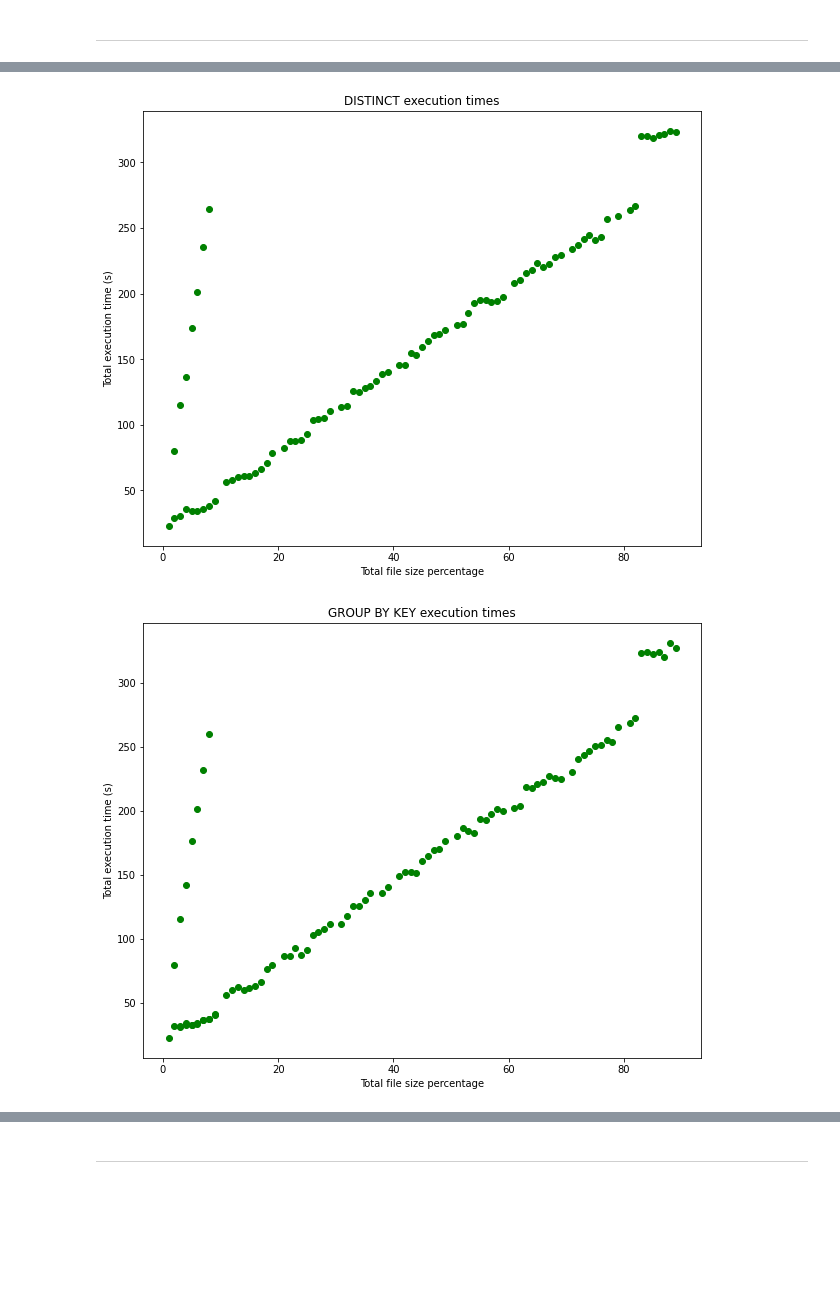
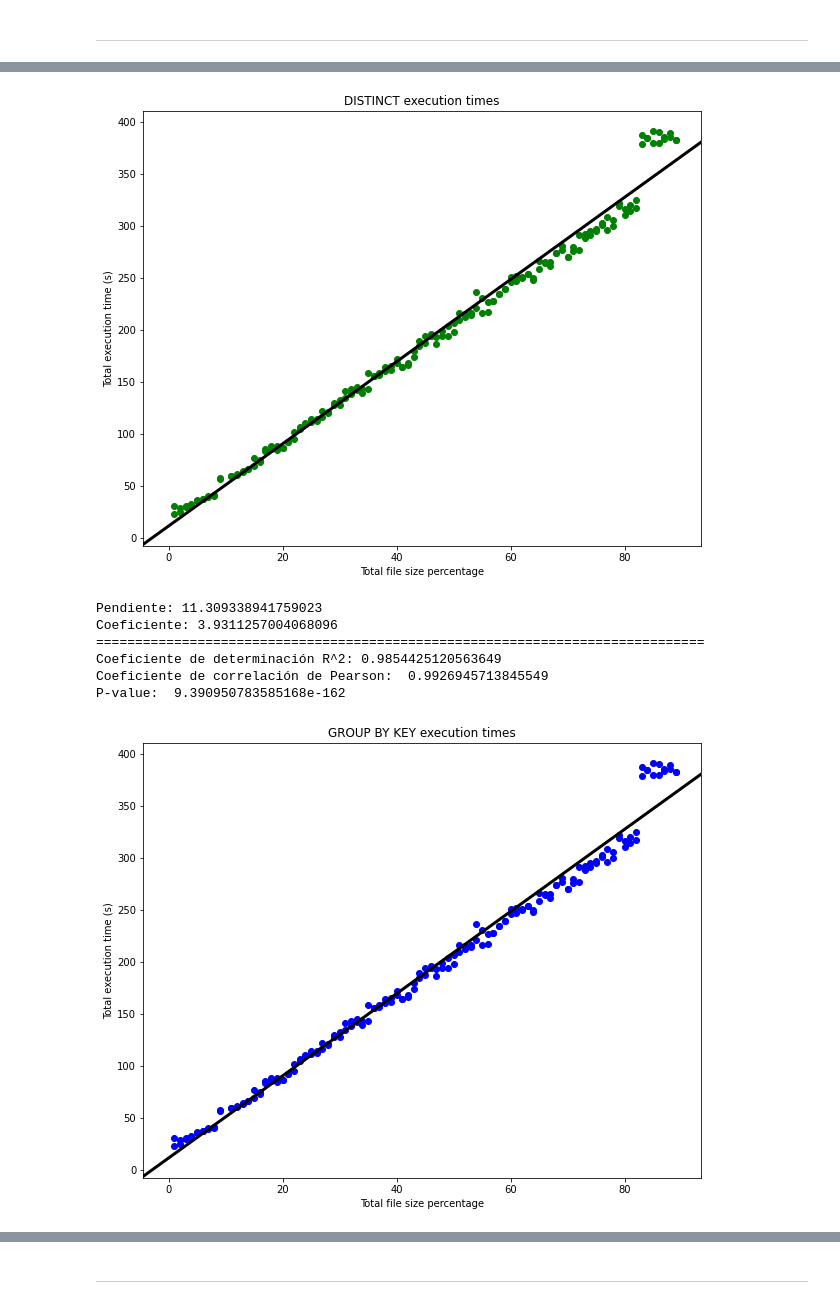
Before and after one commit to sargar19/trabajo-fin-de-grado, a Jupyter notebook: notebooks/Execution times graphs.ipynb, the cells around one changed output, grey strips where cells are left out. Drawn from its saved outputs; the diff is of its cells as text; code cells hidden in the pictures; blank space fills up the shorter version.

```diff
--- a/notebooks/Execution times graphs.ipynb
+++ b/notebooks/Execution times graphs.ipynb
@@ -11,8 +13,6 @@ log_files = glob.glob(os.path.join(log_directory, "*.csv"))
 # %%
 log_files = glob.glob(os.path.join(log_directory, "*.csv"))
 df = pd.concat(pd.read_csv(file, sep = ';') for file in log_files)
-# Filter out all apps except for narrow_transformations app
-df = df.loc[df['App Name'].str.contains('app_narrow_transf_')]
 df_app_ids = pd.DataFrame(df.drop_duplicates('App ID').reset_index (drop = True)[['App ID', 'App Name']])
 # %%
 group_by = df.loc[(df['Name'] == 'APPLICATION START') | (df['Name'] == 'APPLICATION END')].groupby('App ID')
@@ -23,6 +23,6 @@ execution_times['Total app execution time (s)'] = (execution_times['End'] - exec
 execution_times = execution_times[['App ID', 'Total app execution time (s)']]
 execution_times = pd.merge(df_app_ids, execution_times).rename(columns = {'Datetime': 'Total app execution time (s)'})
 # %%
-execution_times['Size percentage'] = execution_times['App Name'].map(lambda x: int(x.split('_')[-2]))
+execution_times['Size percentage'] = execution_times['App Name'].map(lambda x: int((x.split('_')[-2] + '0')[0:3]))
 execution_times['Transformation'] = execution_times['App Name'].map(lambda x: x.split('_')[0])
 # %% [markdown]
@@ -31,6 +31,6 @@ execution_times['Transformation'] = execution_times['App Name'].map(lambda x: x.
 map_execution_times = execution_times.loc[execution_times['Transformation'] == 'map']
 filter_execution_times = execution_times.loc[execution_times['Transformation'] == 'filter']
 union_execution_times = execution_times.loc[execution_times['Transformation'] == 'union']
-groupbykey_execution_times = execution_times.loc[execution_times['Transformation'] == 'groupByKey']
-reducebykey_execution_times = execution_times.loc[execution_times['Transformation'] == 'reduceByKey']
+groupbykey_execution_times = execution_times.loc[(execution_times['Transformation'] == 'groupByKey') & (execution_times['App Name'].str.contains('app'))]
+reducebykey_execution_times = execution_times.loc[(execution_times['Transformation'] == 'reduceByKey') & (execution_times['App Name'].str.contains('app'))]
 distinct_execution_times = execution_times.loc[execution_times['Transformation'] == 'distinct']
@@ -143,16 +192,10 @@ plt.show()
 # %%
-# importing the required module
-import matplotlib.pyplot as plt
-
-# x axis values
-x = distinct_execution_times['Size percentage']
-# corresponding y axis values
-y = distinct_execution_times['Total app execution time (s)']
-np_distinct = y.to_numpy()
-
 # plotting the points
 plt.figure(figsize=(10,8))
 plt.scatter(x, y, marker = 'o', color = 'green')
+plt.axline((0,modelo.intercept_), slope=modelo.coef_.flatten()[0], color='black', linewidth=3)
+
+
 # naming the x axis
 plt.xlabel('Total file size percentage')
 # naming the y axis
@@ -164,4 +207,4 @@ plt.title('DISTINCT execution times')
 # function to show the plot
 plt.show()
 # %% [output]
-[figure, old version]
+[figure, new version]
@@ -168,25 +214,46 @@ plt.show()
+# %%
+# Creación del modelo
+# ==============================================================================
+modelo = LinearRegression()
+modelo.fit(X = x.array.reshape(-1,1), y = y)
+
+
+# Información del modelo
+# ==============================================================================
+print("Pendiente:", modelo.intercept_)
+print("Coeficiente:", modelo.coef_.flatten()[0])
+
+print('==============================================================================')
+
+print("Coeficiente de determinación R^2:", modelo.score(x.array.reshape(-1,1), y))
+
+# Correlación lineal entre las dos variables
+# ==============================================================================
+corr_test = pearsonr(x = x, y =  y)
+print("Coeficiente de correlación de Pearson: ", corr_test[0])
+print("P-value: ", corr_test[1])
+# %% [output]
+Pendiente: 11.309338941759023
+Coeficiente: 3.9311257004068096
+==============================================================================
+Coeficiente de determinación R^2: 0.9854425120563649
+Coeficiente de correlación de Pearson:  0.9926945713845549
+P-value:  9.390950783585168e-162
 # %%
-# importing the required module
-import matplotlib.pyplot as plt
-
-# x axis values
-x = groupbykey_execution_times['Size percentage']
-# corresponding y axis values
-y = groupbykey_execution_times['Total app execution time (s)']
-np_groupbykey = y.to_numpy()
-
 # plotting the points
 plt.figure(figsize=(10,8))
-plt.scatter(x, y, marker = 'o', color = 'green')
+plt.scatter(x, y, marker = 'o', color = 'blue')
+plt.axline((0,modelo.intercept_), slope=modelo.coef_.flatten()[0], color='black', linewidth=3)
+
 # naming the x axis
 plt.xlabel('Total file size percentage')
 # naming the y axis
 plt.ylabel('Total execution time (s)')
 
 # giving a title to my graph
 plt.title('GROUP BY KEY execution times')
 
 # function to show the plot
 plt.show()
 # %% [output]
-[figure, old version]
+[figure, new version]
```
Also changed, not shown: parts of 29 cells of this notebook, 11 other files.
